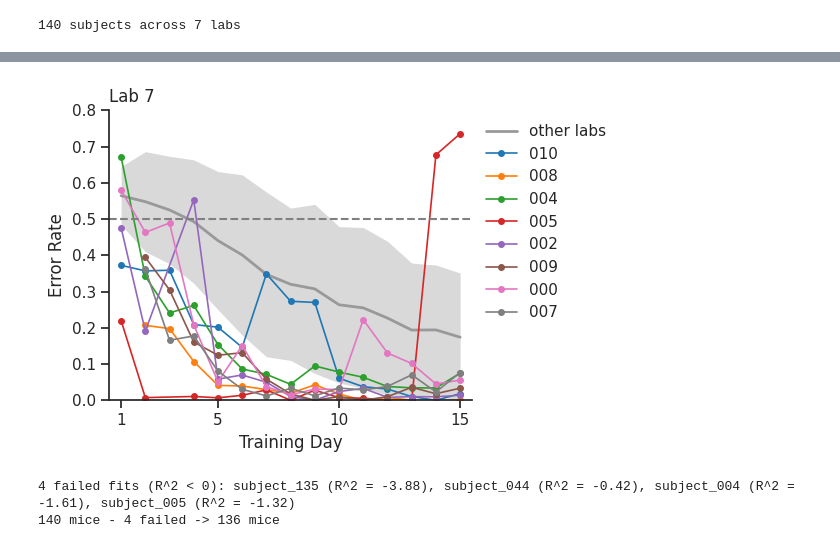
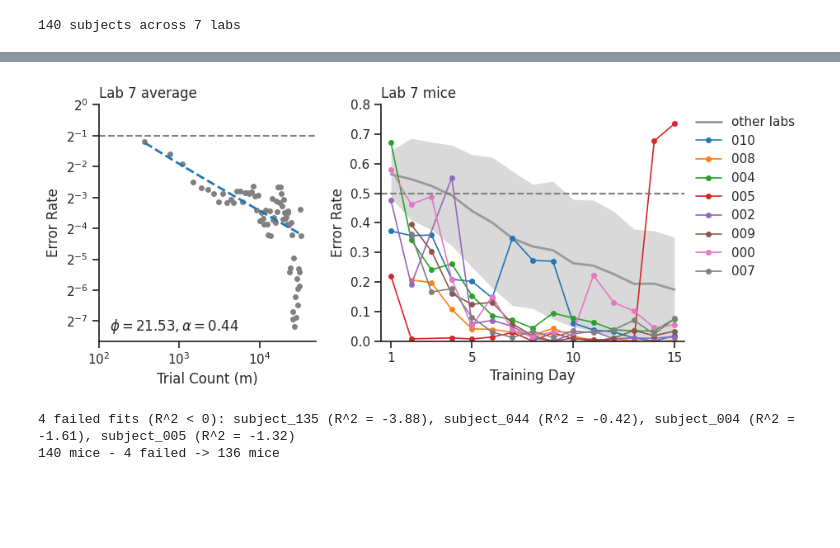
Before and after one commit to lingqiz/inductive-bias, a Jupyter notebook: analysis/ibl_learning.ipynb, the cells around one changed output, grey strips where cells are left out. Drawn from its saved outputs; the diff is of its cells as text; code cells hidden in the pictures; blank space fills up the shorter version.

```diff
--- a/analysis/ibl_learning.ipynb
+++ b/analysis/ibl_learning.ipynb
@@ -31,7 +31,7 @@ print(f'{len(all_sub)} subjects across {len(labs)} labs')
 140 subjects across 7 labs
 # %%
 # per-lab average learning curves (power-law / PAC-Bayes fit)
-fig, axs = plt.subplots(2, 4, figsize=(12, 6.5), sharex=True, sharey=True)
+fig, axs = plt.subplots(2, 4, figsize=(12.5, 6.5), sharex=True, sharey=True)
 axs = axs.flatten()
 
 for i, lab in enumerate(labs):
@@ -45,24 +45,23 @@ for i, lab in enumerate(labs):
     p_correct = p_correct[:len(m_trials)]
 
     # error rate vs trial count in log-log space
-    ax.plot(np.log2(m_trials), np.log2(1 - p_correct), 'o', markersize=4, color='grey')
-    ax.set_ylim([-5, -0.5])
-    x_ticks = [8, 10, 12, 14]
-    ax.set_xticks(x_ticks); ax.set_xticklabels([int(2 ** x) for x in x_ticks])
-    y_ticks = np.arange(-5, 0, 1)
-    ax.set_yticks(y_ticks); ax.set_yticklabels(['%.2f' % (2 ** float(y)) for y in y_ticks])
+    ax.plot(m_trials, 1 - p_correct, 'o', markersize=4, color='grey')
+    ax.set_xscale('log'); ax.set_yscale('log', base=2)   # base 10 has only one tick in this y range
+    ax.set(xlim=[1e2, 5e4], ylim=[0.025, 1], yticks=2.0 ** np.arange(-5, 1))
+    ax.minorticks_off()
 
     # fit power-law and PAC-Bayes; show the PAC-Bayes fit
     pb = PACBayesCurve(cap=0.5).fit(m_trials, 1 - p_correct)     # g(m) = (2/3) phi/m + (2 phi/m) ** alpha
     m_range = np.arange(np.min(m_trials), cutoff + 1)
-    ax.plot(np.log2(m_range), np.log2(pb.predict(m_range)), '--', color='tab:blue', linewidth=2)
+    ax.plot(m_range, pb.predict(m_range), '--', color='tab:blue', linewidth=2)
     ax.text(0.05, 0.1, r'$\phi=%.2f, \alpha=%.2f$' % (pb.params['phi'], pb.params['alpha']),
             transform=ax.transAxes, verticalalignment='top')
 
     ax.set_title(lab); ax.set_xlabel('Trial Count (m)'); ax.set_ylabel('Error Rate')
-    ax.axhline(y=-1, color='gray', linestyle='--'); ax.label_outer()
+    ax.axhline(y=0.5, color='gray', linestyle='--'); ax.label_outer()
 
 axs.flat[-1].set_axis_off()
+plt.tight_layout()
 plt.savefig('./per_lab_curves.pdf', bbox_inches='tight', dpi=300)
-plt.tight_layout(); plt.show()
+plt.show()
 # %% [output]
@@ -70,34 +69,58 @@ plt.tight_layout(); plt.show()
 # %%
-# selected Lab 7 mice on one plot against the other labs (mean +/- 1 SD band), first N_DAYS days
+# Lab 7: its average learning curve with the PAC-Bayes fit (as in the per-lab figure), and
+# selected mice against the other labs (mean +/- 1 SD band) over the first N_DAYS days
 # (easy-trial error per training day, linear axes)
 LAB, N_DAYS = 'Lab 7', 15
 SHOW = ['subject_010', 'subject_008', 'subject_004', 'subject_005',
         'subject_002', 'subject_009', 'subject_000', 'subject_007']
 
 subs = all_data[LAB]
 days = np.arange(1, N_DAYS + 1)
 other = [arr for lab in labs if lab != LAB for arr in all_data[lab].values()]
 ref_err = [[1 - a[a[:, 0] == d, 3][0] for a in other if np.any(a[:, 0] == d)] for d in days]
 ref_mu = np.array([np.mean(e) for e in ref_err])
 ref_sd = np.array([np.std(e) for e in ref_err])
 
-fig, ax = plt.subplots(figsize=(6, 4))
+fig, axs = plt.subplots(1, 2, figsize=(9.5, 4), gridspec_kw={'width_ratios': [1, 1.4]})
+
+# left: lab average, log-log, with the PAC-Bayes fit
+ax = axs[0]
+cutoff = 32768  # 2**15
+n_trials, p_correct = block_average(list(subs.values()))
+m_trials = np.cumsum(n_trials)
+m_trials = m_trials[m_trials <= cutoff]
+p_correct = p_correct[:len(m_trials)]
+pb = PACBayesCurve(cap=0.5).fit(m_trials, 1 - p_correct)
+m_range = np.arange(np.min(m_trials), cutoff + 1)
+ax.plot(m_trials, 1 - p_correct, 'o', markersize=4, color='grey')
+ax.plot(m_range, pb.predict(m_range), '--', color='tab:blue', linewidth=2)
+ax.text(0.05, 0.1, r'$\phi=%.2f, \alpha=%.2f$' % (pb.params['phi'], pb.params['alpha']),
+        transform=ax.transAxes, verticalalignment='top')
+ax.axhline(y=0.5, color='gray', linestyle='--')
+ax.set_xscale('log'); ax.set_yscale('log', base=2)
+ax.set(xlim=[1e2, 5e4], ylim=[0.005, 1], yticks=2.0 ** np.arange(-7, 1))   # down to its lowest days
+ax.minorticks_off()
+ax.set_xlabel('Trial Count (m)'); ax.set_ylabel('Error Rate'); ax.set_title(LAB + ' average', loc='left')
+
+# right: selected mice against the other labs
+ax = axs[1]
 ax.fill_between(days, ref_mu - ref_sd, ref_mu + ref_sd, color='0.85', lw=0)
 ax.plot(days, ref_mu, '-', color='0.6', lw=2, label='other labs')
 for sid, c in zip(SHOW, plt.get_cmap('tab10').colors):
     arr = subs[sid]
     first = arr[:, 0] <= N_DAYS
     ax.plot(arr[first, 0], 1 - arr[first, 3], 'o-', markersize=4, lw=1.2, color=c,
             label=sid.replace('subject_', ''))
 ax.axhline(y=0.5, color='gray', linestyle='--')        # chance
 ax.set_ylim([0, 0.8]); ax.set_xlim([0.5, N_DAYS + 0.5]); ax.set_xticks([1, 5, 10, 15])
-ax.set_xlabel('Training Day'); ax.set_ylabel('Error Rate'); ax.set_title(LAB, loc='left')
+ax.set_xlabel('Training Day'); ax.set_ylabel('Error Rate'); ax.set_title(LAB + ' mice', loc='left')
 ax.legend(frameon=False, loc='upper left', bbox_to_anchor=(1.0, 1.0))
 
+plt.tight_layout()
 plt.savefig('./lab_subject.pdf', bbox_inches='tight', dpi=300)
-plt.tight_layout(); plt.show()
+plt.show()
 # %% [output]
-[figure, old version]
+[figure, new version]
 # %%
 # individual-mouse PAC-Bayes fits + trials-to-criterion (all labs)
 alphas, phis, r2, m_thr, mice = [], [], [], [], []
```
Also changed, not shown: parts of 1 cell of this notebook.
